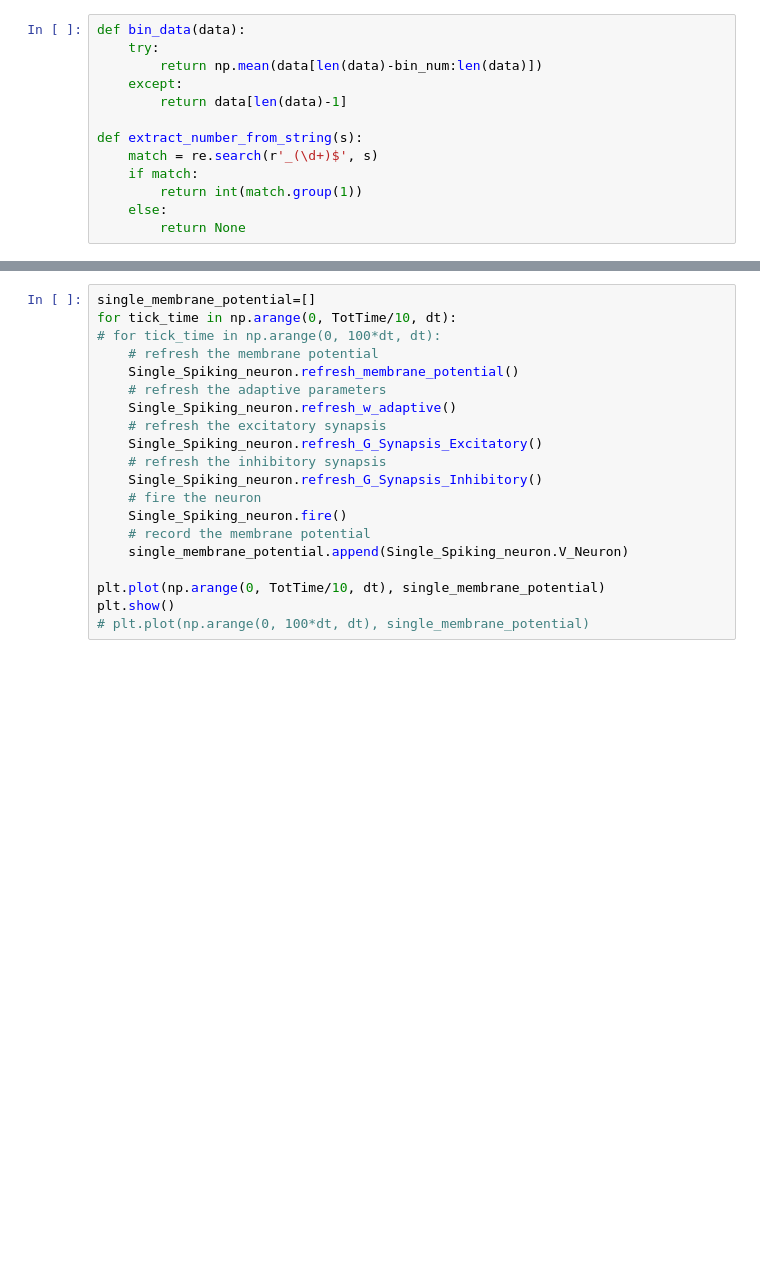
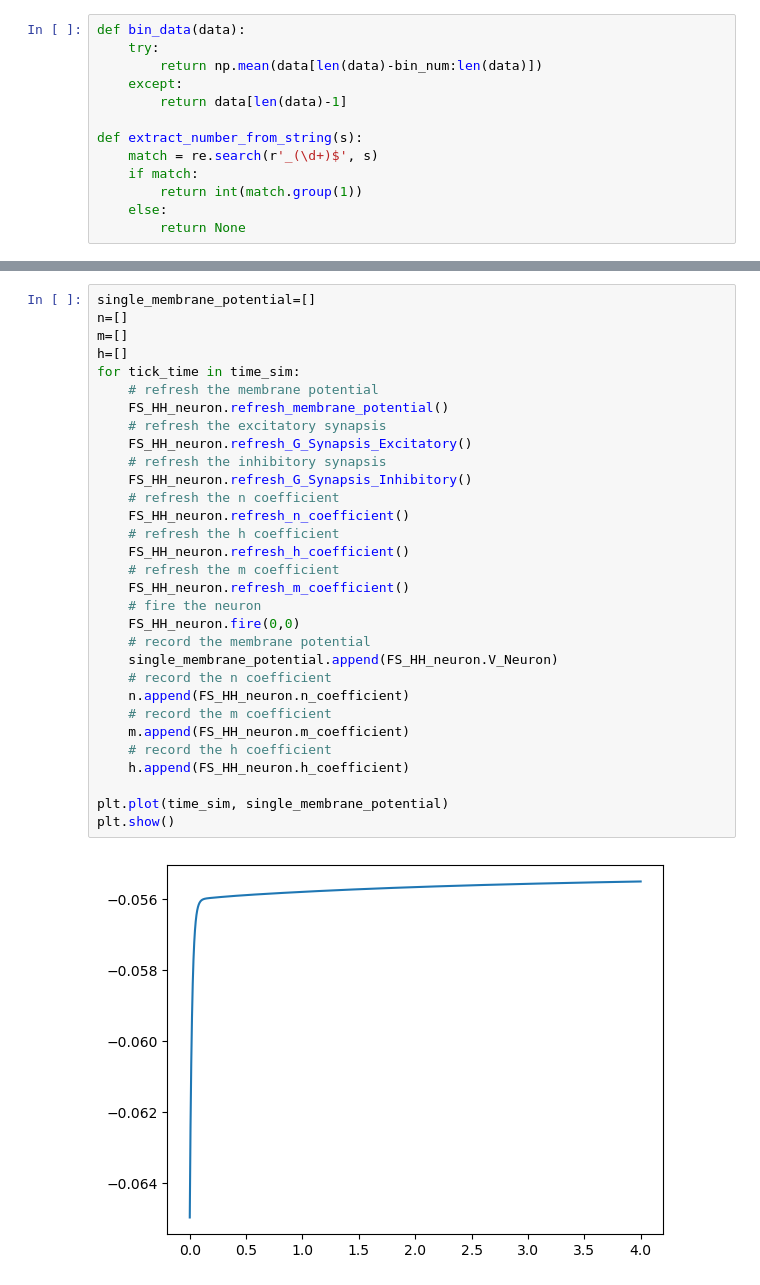
Before and after one commit to RogersSccot/17_BBQ, a Jupyter notebook: Seizure_Ref/My_Network/My_HH_Network/My_HH_SingleTest.ipynb, the cells around one changed output, grey strips where cells are left out. Drawn from its saved outputs; the diff is of its cells as text; blank space fills up the shorter version.

```diff
--- a/Seizure_Ref/My_Network/My_HH_Network/My_HH_SingleTest.ipynb
+++ b/Seizure_Ref/My_Network/My_HH_Network/My_HH_SingleTest.ipynb
@@ -156,20 +164,33 @@ Single_Spiking_neuron=HHNeuron(V_Neuron=-65*mV, w_adaptive=0.0*pA, G_Synapsis_Ex
-# %%
-single_membrane_potential=[]
-for tick_time in np.arange(0, TotTime/10, dt):
-# for tick_time in np.arange(0, 100*dt, dt):
-    # refresh the membrane potential
-    Single_Spiking_neuron.refresh_membrane_potential()
-    # refresh the adaptive parameters
-    Single_Spiking_neuron.refresh_w_adaptive()
-    # refresh the excitatory synapsis
-    Single_Spiking_neuron.refresh_G_Synapsis_Excitatory()
-    # refresh the inhibitory synapsis
-    Single_Spiking_neuron.refresh_G_Synapsis_Inhibitory()
-    # fire the neuron
-    Single_Spiking_neuron.fire()
-    # record the membrane potential
-    single_membrane_potential.append(Single_Spiking_neuron.V_Neuron)
-
-plt.plot(np.arange(0, TotTime/10, dt), single_membrane_potential)
-plt.show()
-# plt.plot(np.arange(0, 100*dt, dt), single_membrane_potential)
+# %%
+single_membrane_potential=[]
+n=[]
+m=[]
+h=[]
+for tick_time in time_sim:
+    # refresh the membrane potential
+    FS_HH_neuron.refresh_membrane_potential()
+    # refresh the excitatory synapsis
+    FS_HH_neuron.refresh_G_Synapsis_Excitatory()
+    # refresh the inhibitory synapsis
+    FS_HH_neuron.refresh_G_Synapsis_Inhibitory()
+    # refresh the n coefficient
+    FS_HH_neuron.refresh_n_coefficient()
+    # refresh the h coefficient
+    FS_HH_neuron.refresh_h_coefficient()
+    # refresh the m coefficient
+    FS_HH_neuron.refresh_m_coefficient()
+    # fire the neuron
+    FS_HH_neuron.fire(0,0)
+    # record the membrane potential
+    single_membrane_potential.append(FS_HH_neuron.V_Neuron)
+    # record the n coefficient
+    n.append(FS_HH_neuron.n_coefficient)
+    # record the m coefficient
+    m.append(FS_HH_neuron.m_coefficient)
+    # record the h coefficient
+    h.append(FS_HH_neuron.h_coefficient)
+
+plt.plot(time_sim, single_membrane_potential)
+plt.show()
+# %% [output]
+[figure, added]
```
Also changed, not shown: parts of 6 cells of this notebook, 29 other files.
